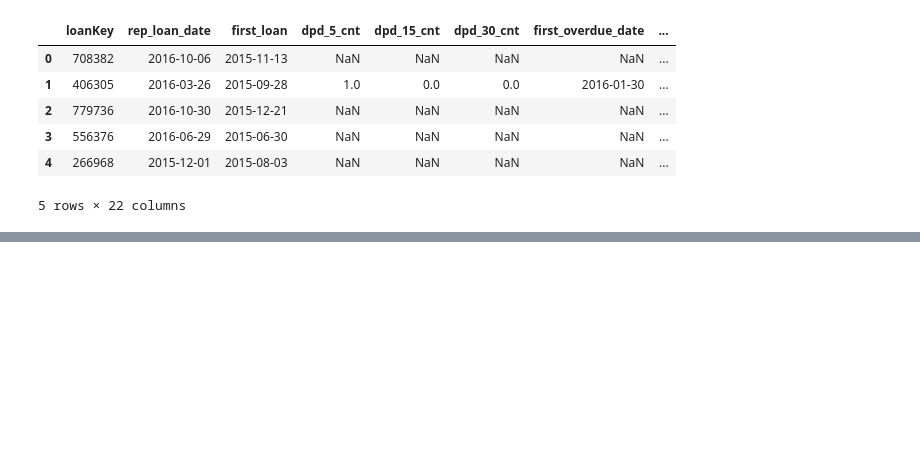
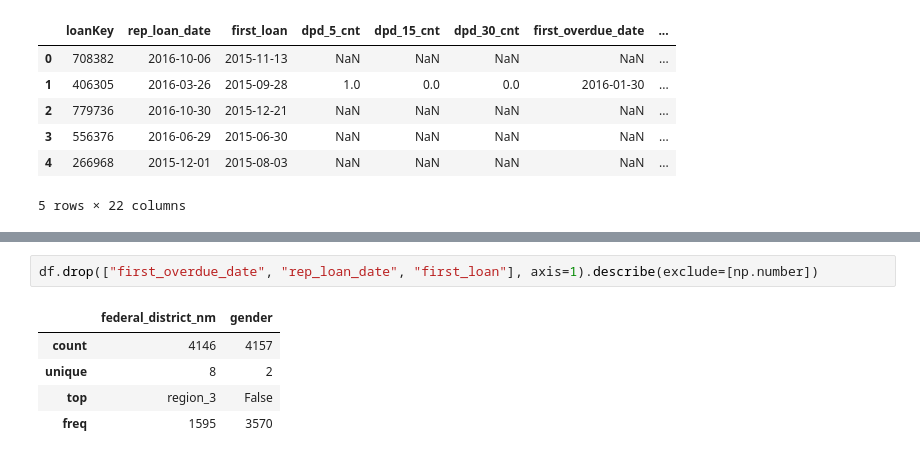
Before and after one commit to alyab16/Flagging-Loans, a Jupyter notebook: Flagging Loans.ipynb, the cells around one changed output, grey strips where cells are left out. Saved outputs shown, nothing was run; the diff lists cells and outputs as text; blank space fills up the shorter version.

```diff
--- a/Flagging Loans.ipynb
+++ b/Flagging Loans.ipynb
@@ -51,0 +74,8 @@ memory usage: 686.2+ KB
+# %%
+df.drop(["first_overdue_date", "rep_loan_date", "first_loan"], axis=1).describe(exclude=[np.number])
+# %% [output]
+|  | federal_district_nm | gender |
+| count | 4146 | 4157 |
+| unique | 8 | 2 |
+| top | region_3 | False |
+| freq | 1595 | 3570 |
```
Also changed, not shown: parts of 14 cells of this notebook, 1 other file.
